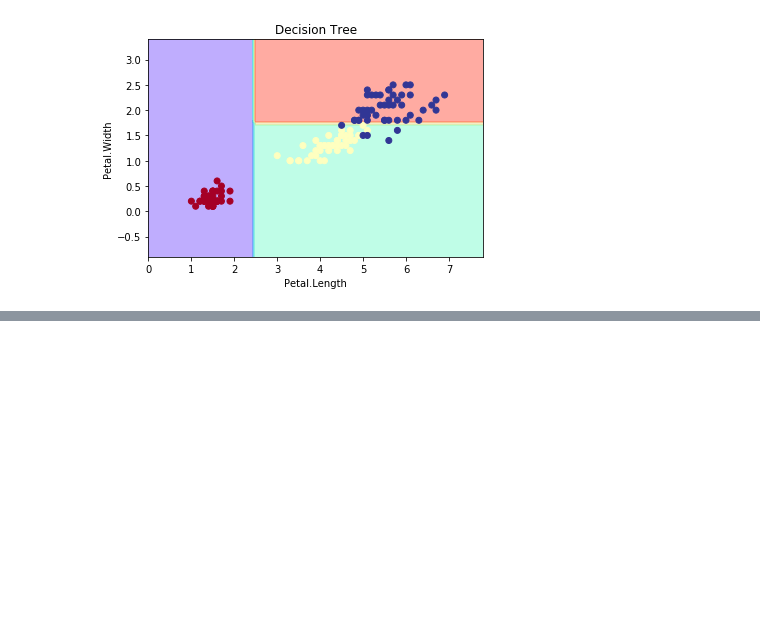
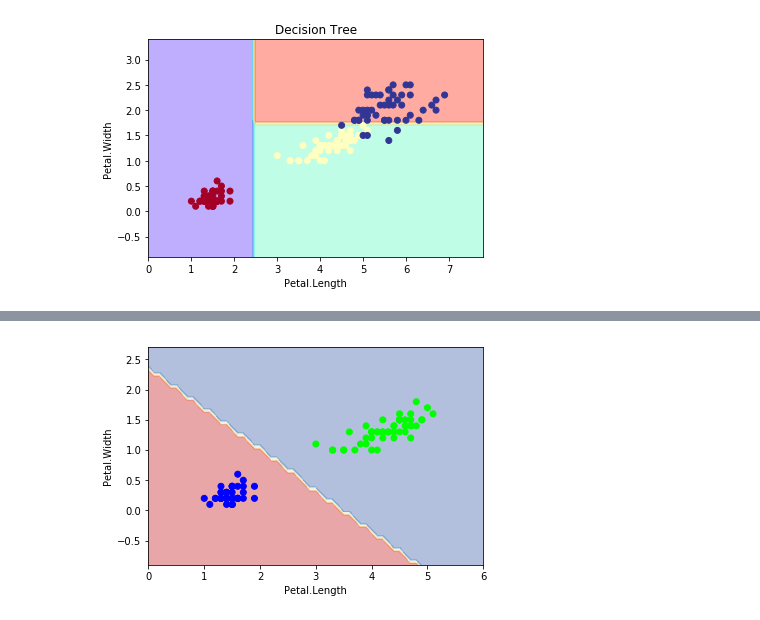
Before and after one commit to ywchiu/ctbc, a Jupyter notebook: Demo20190123.ipynb, the cells around one changed output, grey strips where cells are left out. Saved outputs shown, nothing was run; the diff lists cells and outputs as text; code cells hidden in the pictures; blank space fills up the shorter version.

```diff
--- a/Demo20190123.ipynb
+++ b/Demo20190123.ipynb
@@ -121,0 +187,4 @@ plt.show()
+# %%
+plot_estimator(clf2, X, y)
+# %% [output]
+[figure, added]
```
Also changed, not shown: parts of 20 cells of this notebook.
